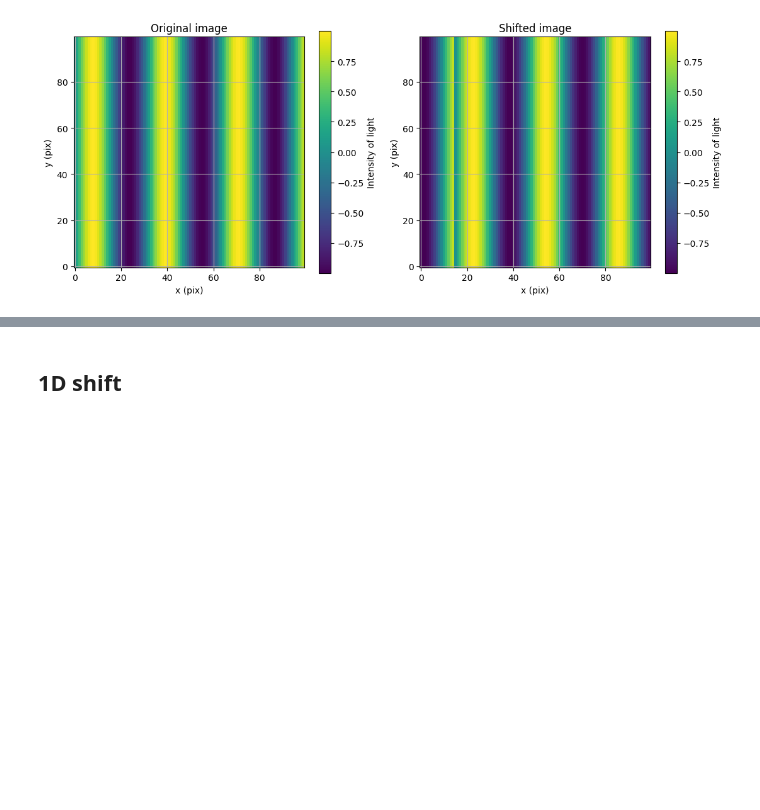
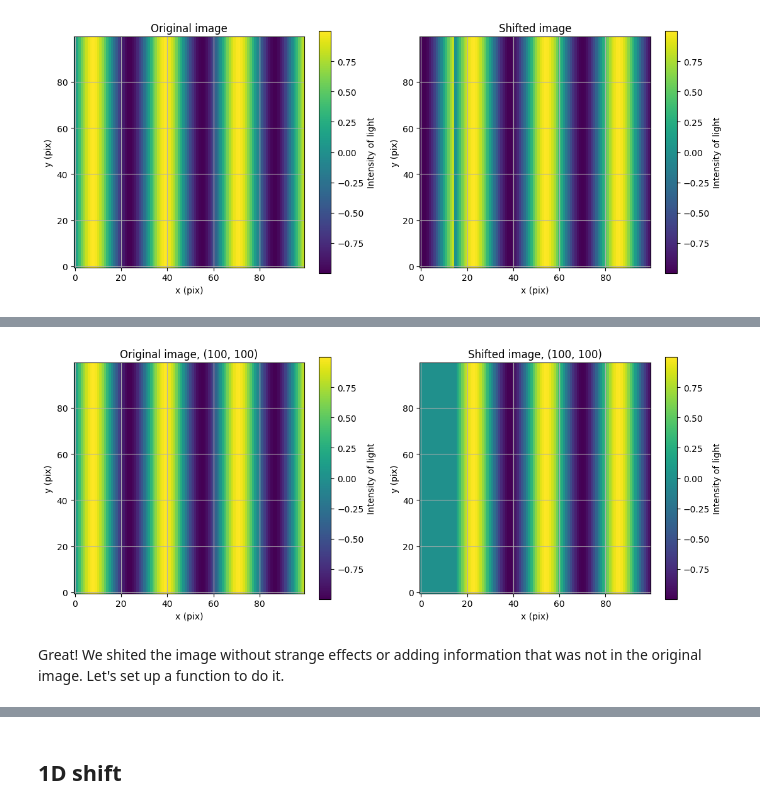
Before and after one commit to CoreySpohn/yippy, a Jupyter notebook: docs/examples/Fourier Interpolation.ipynb, the cells around one changed output, grey strips where cells are left out. Cells and saved outputs as stored; diff of their text form; code cells hidden in the pictures; blank space fills up the shorter version.

Commit message:
docs: Fourier interpolation is working in the notebook

```diff
--- a/docs/examples/Fourier Interpolation.ipynb
+++ b/docs/examples/Fourier Interpolation.ipynb
@@ -222,0 +223,51 @@ plt.imshow(padded_image)
+# %%
+n_pad = int(1.5*n_pixels)
+img_edge = n_pad+n_pixels
+
+# Pad image with zeros
+padded_image = np.pad(sin_tile, n_pad, mode='constant')
+
+# Take the 1d Fourier transform of the image along the x-axis
+fft_sin_tile = fft(padded_image, axis=1)
+
+# Get the frequencies that fft used for the Fourier transform
+freqs = fftfreq(4*n_pixels)
+freqs_shifted = fftshift(freqs)
+
+# Create the phasor
+shift_pixels = 15
+phasor = np.exp(-2j * np.pi * freqs * shift_pixels)
+
+# Apply the phasor to each row
+shifted_fft_sin_tile = fft_sin_tile * phasor
+
+# Reconstruct image
+shifted_image = np.real(ifft(shifted_fft_sin_tile, axis=1))
+
+# Get the unpadded image
+unpadded_shifted_image = shifted_image[n_pad:img_edge,n_pad:img_edge]
+
+# Plot the original image
+fig, ax = plt.subplots(1, 2, figsize=(13, 5))
+
+# Spatial domain plot
+im0 = ax[0].imshow(sin_tile, origin='lower', cmap='viridis')
+ax[0].set_title(f"Original image, {sin_tile.shape}")
+ax[0].set_xlabel("x (pix)")
+ax[0].set_ylabel("y (pix)")
+ax[0].grid("on")
+fig.colorbar(im0, ax=ax[0], label="Intensity of light")
+
+# Frequency domain plot
+im1 = ax[1].imshow(unpadded_shifted_image, origin='lower', cmap='viridis')
+ax[1].set_title(f"Shifted image, {unpadded_shifted_image.shape}")
+ax[1].set_xlabel("x (pix)")
+ax[1].set_ylabel("y (pix)")
+ax[1].grid("on")
+fig.colorbar(im1, ax=ax[1], label="Intensity of light")
+fig.savefig("banding.png")
+plt.show()
+# %% [output]
+[figure, added]
+# %% [markdown]
+Great! We shited the image without strange effects or adding information that was not in the original image. Let's set up a function to do it.
```
Also changed, not shown: parts of 12 cells of this notebook.
